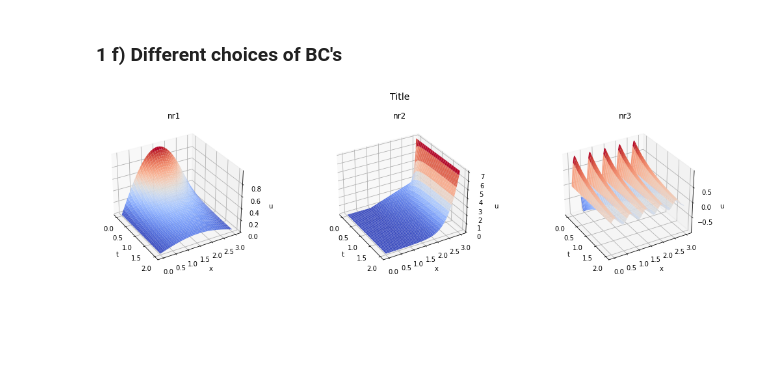
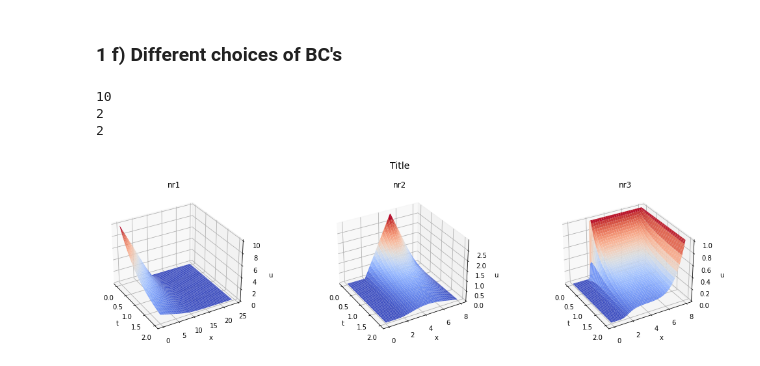
Before and after one commit to ulrikunneberg/NumDiff_prosjekt, a Jupyter notebook: Test.ipynb, the cells around one changed output. Drawn from its saved outputs; the diff is of its cells as text; code cells hidden in the pictures; blank space fills up the shorter version.

```diff
--- a/Test.ipynb
+++ b/Test.ipynb
@@ -114,15 +114,22 @@ def plot_two_solutions(U1, U2, angle=-30, title1="nr1", title2="nr2", title="Tit
     fig.suptitle(title, fontsize=14)
     fig.tight_layout()
 # %%
-def plot_three_solutions(U1, U2, U3, angle=-30, title1="nr1", title2="nr2", title3="nr3", title="Title"):
-    x1=np.linspace(0, R, len(U1[:,]))
-    t1=np.linspace(0, T, len(U1[0]))
+def plot_three_solutions(U1, U2, U3, angle=-30, title1="nr1", title2="nr2", title3="nr3", title="Title"
+                        , R_val=None, T_val=None):
+    if (R_val==None):
+        R_val=np.ones(3)*R
+
+    if (T_val==None):
+        T_val=np.ones(3)*T
+
+    x1=np.linspace(0, R_val[0], len(U1[:,]))
+    t1=np.linspace(0, T_val[0], len(U1[0]))
     tt1, xx1 = np.meshgrid(t1, x1)
-    x2=np.linspace(0, R, len(U2[:,]))
-    t2=np.linspace(0, T, len(U2[0]))
+    x2=np.linspace(0, R_val[1], len(U2[:,]))
+    t2=np.linspace(0, T_val[1], len(U2[0]))
     tt2, xx2 = np.meshgrid(t2, x2)
-    x3=np.linspace(0, R, len(U3[:,]))
-    t3=np.linspace(0, T, len(U3[0]))
+    x3=np.linspace(0, R_val[2], len(U3[:,]))
+    t3=np.linspace(0, T_val[2], len(U3[0]))
     tt3, xx3 = np.meshgrid(t3, x3)
     fig, ax = plt.subplots(nrows=1, ncols=3, figsize=(15, 4), subplot_kw={"projection": "3d"})
     ax[0].plot_surface(tt1, xx1, U1, cmap=cm.coolwarm)
@@ -582,21 +615,29 @@ ax3.loglog(ks, error_crank_k,'o-', 'tab:green')
 [figure]
 # %% [markdown]
 ### 1 f) Different choices of BC's
-# %%
-R= 2*K_but+1
-
-x=np.linspace(0, R, M+1)
-t=np.linspace(0, T, N+1)
-tt, xx = np.meshgrid(t,x)
-v_exact = v_exact_func(tt,xx)
-
-
-v_forward, CFL_forward = forward_euler(R, M, T, N, sigma, r, c, K_but, H_but, boundary_0, boundary_R_eur,
-                       butterfly)
-
-#v_CN, CFL_CN = crank_nicolson(R, M, T, N, sigma, r, c, K_eur, H_eur, an_boundary_0, an_boundary_R,
- #                      an_initial, RHS_func=RHS_analytic)
-
-plot_three_solutions(v_exact, v_forward, v_CN, angle=-30, title1="nr1", title2="nr2", title="Title")
-# %% [output]
-[figure, removed]
+# %%
+#european
+R_eur= 2*K_eur + 4
+R_but= 2*K_but + 4
+R_bin= 2*K_bin + 4
+
+u_check1, CFL_forward1 = forward_euler(R_eur, M, T, N, sigma, r, c, K_eur, H_eur, boundary_0, boundary_R_eur,
+                       european_put)
+#butterfly
+u_check2, CFL_forward2 = forward_euler(R_but, M, T, N, sigma, r, c, K_but, H_but, boundary_0, boundary_R_but,
+                       butterfly)
+#binary
+u_check3, CFL_forward3 = forward_euler(R_bin, M, T, N, sigma, r, c, K_bin, H_bin, boundary_0, boundary_R_bin,
+                       binary)
+
+print(K_eur)
+print(K_but)
+print(K_bin)
+
+plot_three_solutions(u_check1, u_check2, u_check3, angle=-30, title1="nr1", title2="nr2", title="Title",
+                     R_val=[R_eur, R_but, R_bin])
+# %% [output]
+10
+2
+2
+[figure, added]
```
Also changed, not shown: parts of 13 cells of this notebook.
